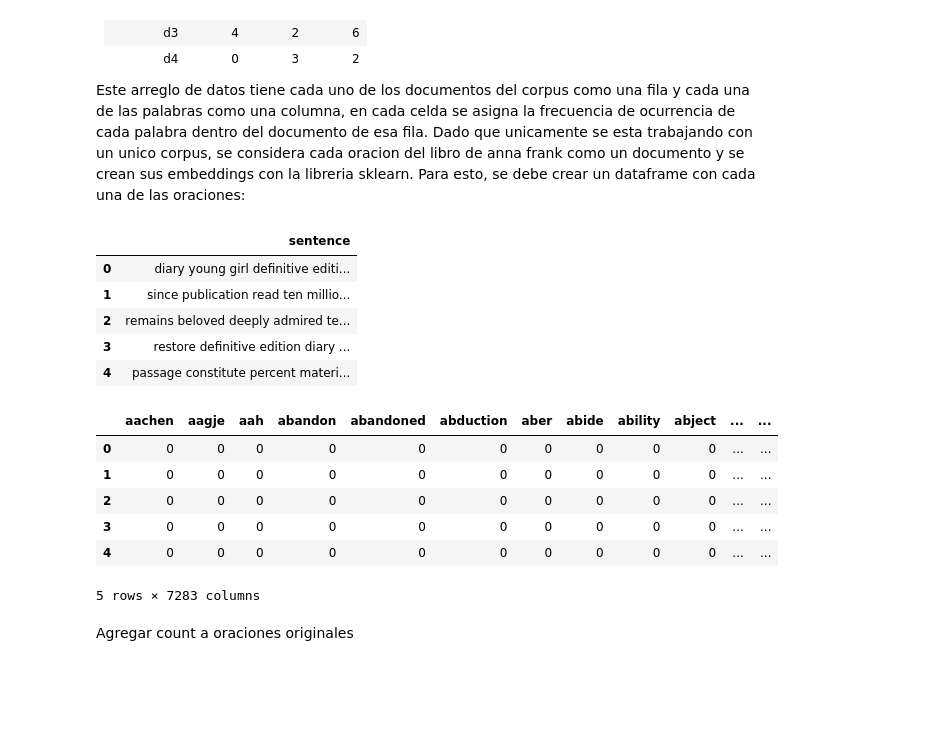
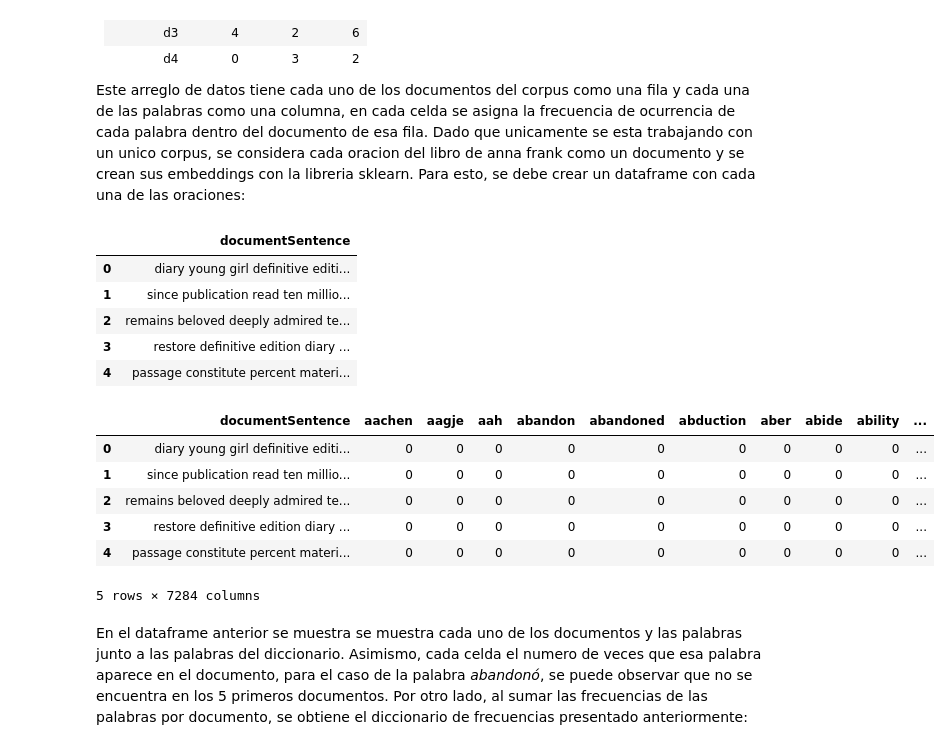
Before and after one commit to j220493/Word-Embedding, a Jupyter notebook: main.ipynb, the cells around one changed output. Saved outputs shown, nothing was run; the diff lists cells and outputs as text; code cells hidden in the pictures; blank space fills up the shorter version.

Commit message:
Se corrige bug para crear dataframe de tf

```diff
--- a/main.ipynb
+++ b/main.ipynb
@@ -198,10 +198,10 @@ A pesar de lo anterior, este tipo de vectores presentan el mismo problema que el
 Este arreglo de datos tiene cada uno de los documentos del corpus como una fila y cada una de las palabras como una columna, en cada celda se asigna la frecuencia de ocurrencia de cada palabra dentro del documento de esa fila. Dado que unicamente se esta trabajando con un unico corpus, se considera cada oracion del libro de anna frank como un documento y se crean sus embeddings con la libreria sklearn. Para esto, se debe crear un dataframe con cada una de las oraciones:
 # %%
 # Creando data frame
-df = pd.DataFrame(list(zip(corpusPro)), columns=['sentence'])
+df = pd.DataFrame(list(zip(corpusPro)), columns=['documentSentence'])
 df.head()
 # %% [output]
-|  | sentence |
+|  | documentSentence |
 | 0 | diary young girl definitive editi... |
 | 1 | since publication read ten millio... |
 | 2 | remains beloved deeply admired te... |
@@ -210,16 +210,17 @@ df.head()
 # %%
 # Creando encoder de frecuencia
 CV = CountVectorizer()
-CVEmbeddings = CV.fit_transform(df['sentence'])
+CVEmbeddings = CV.fit_transform(df['documentSentence'])
 CVEmbeddings = pd.DataFrame(CVEmbeddings.toarray(), columns=CV.get_feature_names_out())
-CVEmbeddings.head()
+df = pd.concat([df.reset_index(drop=True), CVEmbeddings.reset_index(drop=True)], axis=1, ignore_index=False)
+df.head()
 # %% [output]
-|  | aachen | aagje | aah | abandon | abandoned | abduction | aber | abide | ability | abject | ... | ... |
-| 0 | 0 | 0 | 0 | 0 | 0 | 0 | 0 | 0 | 0 | 0 | ... | ... |
-| 1 | 0 | 0 | 0 | 0 | 0 | 0 | 0 | 0 | 0 | 0 | ... | ... |
-| 2 | 0 | 0 | 0 | 0 | 0 | 0 | 0 | 0 | 0 | 0 | ... | ... |
-| 3 | 0 | 0 | 0 | 0 | 0 | 0 | 0 | 0 | 0 | 0 | ... | ... |
-| 4 | 0 | 0 | 0 | 0 | 0 | 0 | 0 | 0 | 0 | 0 | ... | ... |
+|  | documentSentence | aachen | aagje | aah | abandon | abandoned | abduction | aber | abide | ability | ... |
+| 0 | diary young girl definitive editi... | 0 | 0 | 0 | 0 | 0 | 0 | 0 | 0 | 0 | ... |
+| 1 | since publication read ten millio... | 0 | 0 | 0 | 0 | 0 | 0 | 0 | 0 | 0 | ... |
+| 2 | remains beloved deeply admired te... | 0 | 0 | 0 | 0 | 0 | 0 | 0 | 0 | 0 | ... |
+| 3 | restore definitive edition diary ... | 0 | 0 | 0 | 0 | 0 | 0 | 0 | 0 | 0 | ... |
+| 4 | passage constitute percent materi... | 0 | 0 | 0 | 0 | 0 | 0 | 0 | 0 | 0 | ... |
-5 rows × 7283 columns
+5 rows × 7284 columns
-# %% [markdown]
-Agregar count a oraciones originales
+# %% [markdown]
+En el dataframe anterior se muestra se muestra cada uno de los documentos y las palabras junto a las palabras del diccionario. Asimismo, cada celda el numero de veces que esa palabra aparece en el documento, para el caso de la palabra *abandonó*, se puede observar que no se encuentra en los 5 primeros documentos. Por otro lado, al sumar las frecuencias de las palabras por documento, se obtiene el diccionario de frecuencias presentado anteriormente:
```
Also changed, not shown: parts of 3 cells of this notebook.
